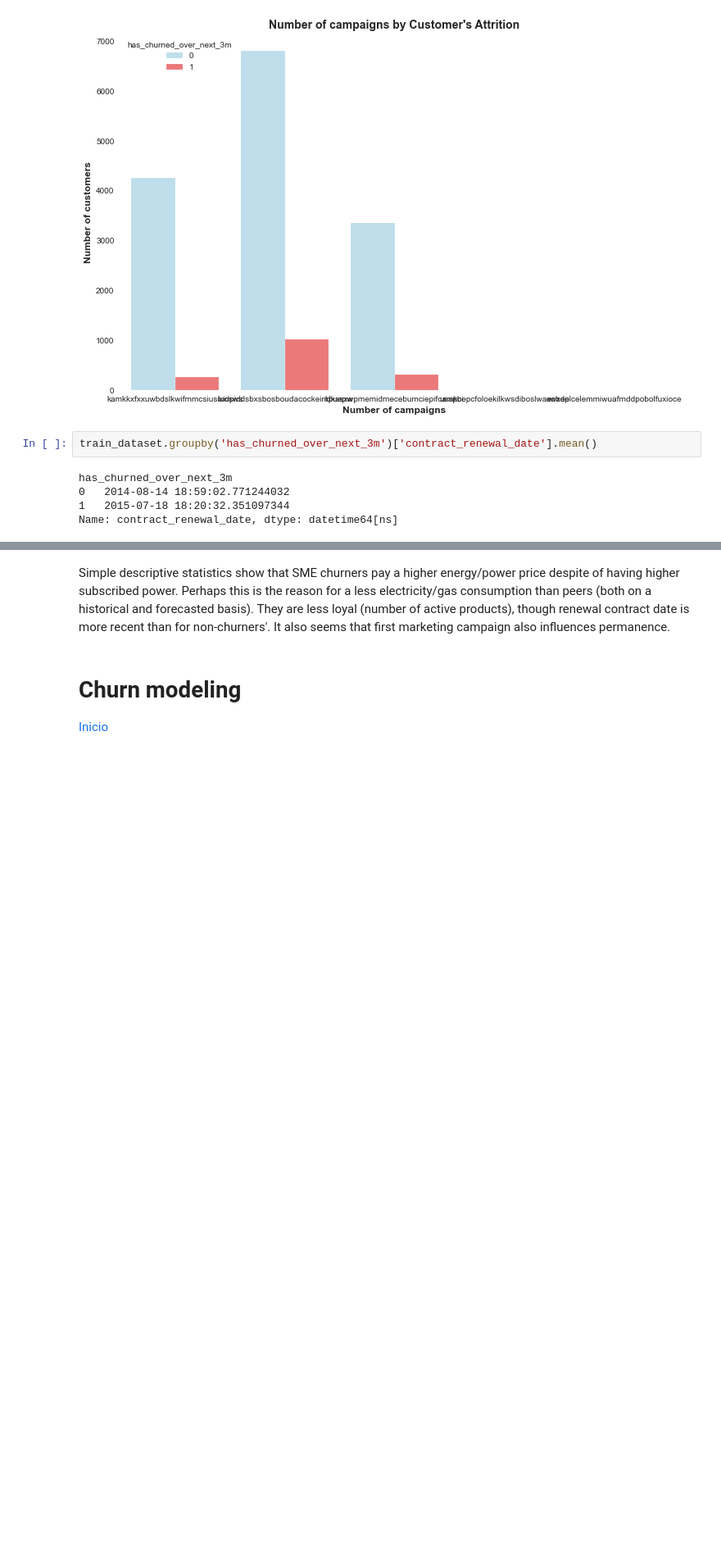
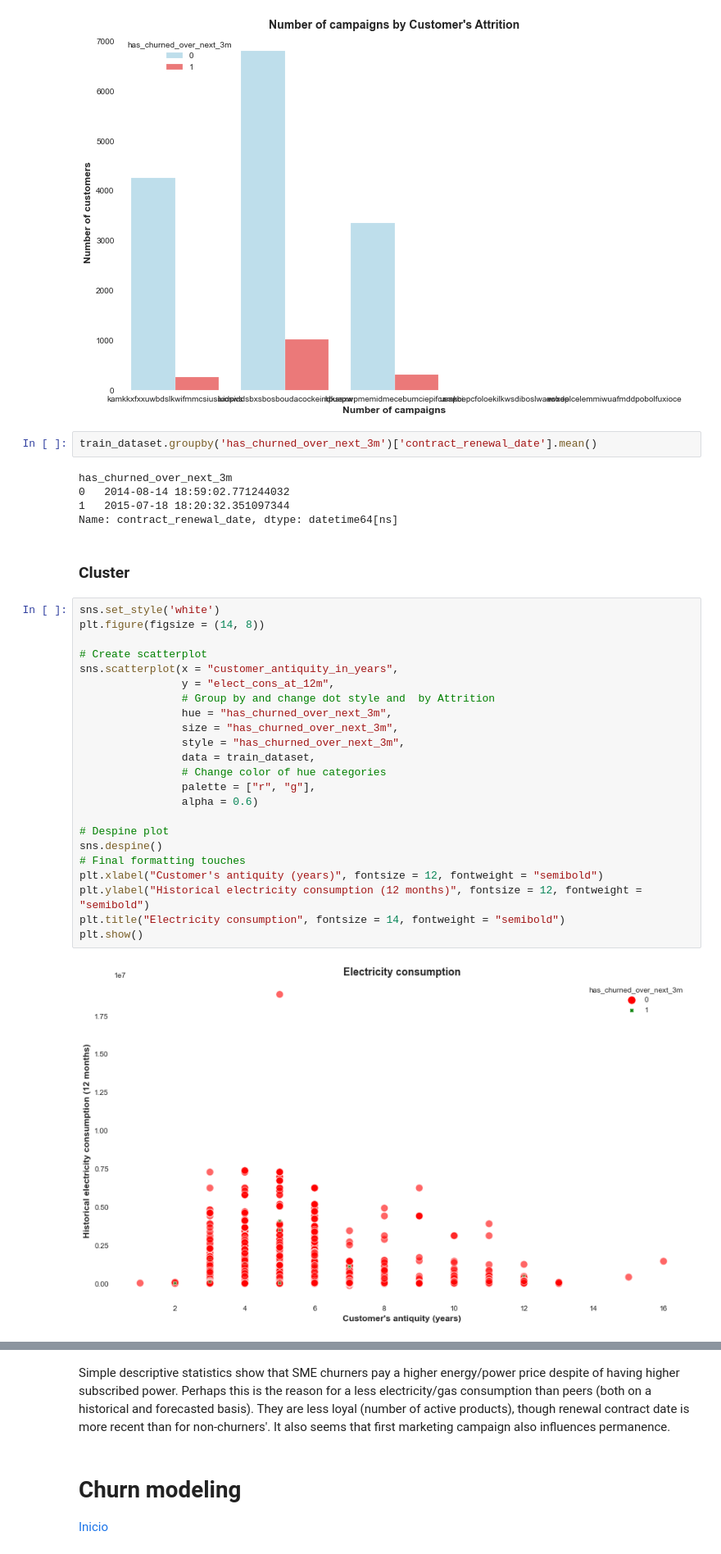
Before and after one commit to isabelpuche/Marketing_Analytics, a Jupyter notebook: notebooks/AilyLabs_DS-Challenge.ipynb, the cells around one changed output, grey strips where cells are left out. Shown at 82% size. Saved outputs shown, nothing was run; the diff lists cells and outputs as text; blank space fills up the shorter version.

```diff
--- a/notebooks/AilyLabs_DS-Challenge.ipynb
+++ b/notebooks/AilyLabs_DS-Challenge.ipynb
@@ -458,3 +459,30 @@ has_churned_over_next_3m
 0   2014-08-14 18:59:02.771244032
 1   2015-07-18 18:20:32.351097344
 Name: contract_renewal_date, dtype: datetime64[ns]
+# %% [markdown]
+### Cluster
+# %%
+sns.set_style('white')
+plt.figure(figsize = (14, 8))
+
+# Create scatterplot
+sns.scatterplot(x = "customer_antiquity_in_years",
+                y = "elect_cons_at_12m",
+                # Group by and change dot style and  by Attrition
+                hue = "has_churned_over_next_3m",
+                size = "has_churned_over_next_3m",
+                style = "has_churned_over_next_3m",
+                data = train_dataset,
+                # Change color of hue categories
+                palette = ["r", "g"],
+                alpha = 0.6)
+
+# Despine plot
+sns.despine()
+# Final formatting touches
+plt.xlabel("Customer's antiquity (years)", fontsize = 12, fontweight = "semibold")
+plt.ylabel("Historical electricity consumption (12 months)", fontsize = 12, fontweight = "semibold")
+plt.title("Electricity consumption", fontsize = 14, fontweight = "semibold")
+plt.show()
+# %% [output]
+[figure, added]
```
Also changed, not shown: parts of 44 cells of this notebook.
